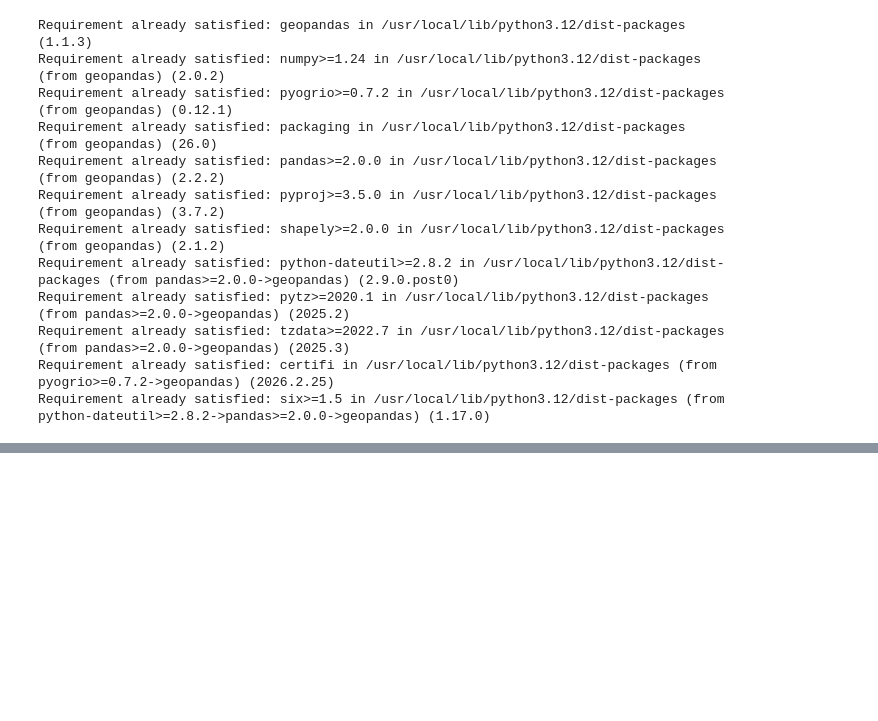
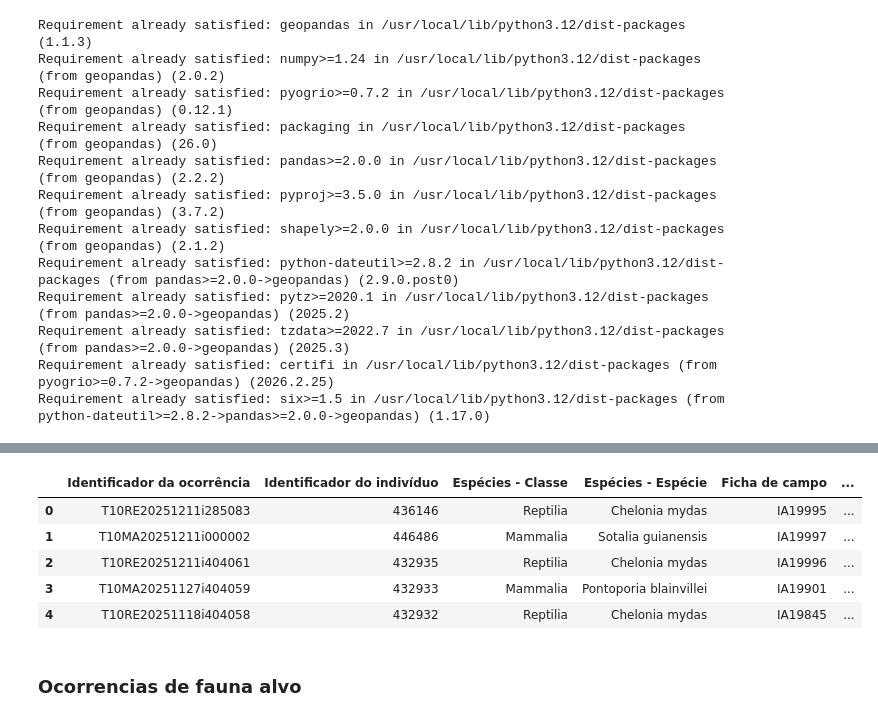
Before and after one commit to JonasCandid0/TCC-Univesp, a Jupyter notebook: ANÁLISE_ESPACIAL_E_TEMPORAL_DE_ENCALHES_DE_FAUNA_MARINHA_NO_LITORAL_DO_ESTADO_DE_SÃO_PAULO_COM_DADOS_DO_SISTEMA_SIMBA.ipynb, the cells around one changed output, grey strips where cells are left out. Saved outputs shown, nothing was run; the diff lists cells and outputs as text; code cells hidden in the pictures; blank space fills up the shorter version.

```diff
--- a/ANÁLISE_ESPACIAL_E_TEMPORAL_DE_ENCALHES_DE_FAUNA_MARINHA_NO_LITORAL_DO_ESTADO_DE_SÃO_PAULO_COM_DADOS_DO_SISTEMA_SIMBA.ipynb
+++ b/ANÁLISE_ESPACIAL_E_TEMPORAL_DE_ENCALHES_DE_FAUNA_MARINHA_NO_LITORAL_DO_ESTADO_DE_SÃO_PAULO_COM_DADOS_DO_SISTEMA_SIMBA.ipynb
@@ -22,0 +59,4 @@ import geopandas as gpd
+# %%
+caminho_biometria ='/content/drive/MyDrive/fontes de dados SIMBA/Biometrias_arrumando.csv'
+# %%
+biometria = pd.read_csv(caminho_biometria, sep=";", encoding='utf-8')
@@ -22,0 +83,17 @@ import geopandas as gpd
+# %%
+colunas_selecionadas = ["Identificador da ocorrência", "Identificador do indivíduo", "Espécies - Classe",
+                         "Espécies - Espécie", "Ficha de campo", "Instituição executora", "Tipo", "Responsável"
+]
+
+biometria_filtrada = biometria[colunas_selecionadas]
+# %%
+biometria_filtrada.head()
+# %% [output]
+|  | Identificador da ocorrência | Identificador do indivíduo | Espécies - Classe | Espécies - Espécie | Ficha de campo | ... |
+| 0 | T10RE20251211i285083 | 436146 | Reptilia | Chelonia mydas | IA19995 | ... |
+| 1 | T10MA20251211i000002 | 446486 | Mammalia | Sotalia guianensis | IA19997 | ... |
+| 2 | T10RE20251211i404061 | 432935 | Reptilia | Chelonia mydas | IA19996 | ... |
+| 3 | T10MA20251127i404059 | 432933 | Mammalia | Pontoporia blainvillei | IA19901 | ... |
+| 4 | T10RE20251118i404058 | 432932 | Reptilia | Chelonia mydas | IA19845 | ... |
+# %% [markdown]
+### Ocorrencias de fauna alvo
```
Also changed, not shown: parts of 13 cells of this notebook.
